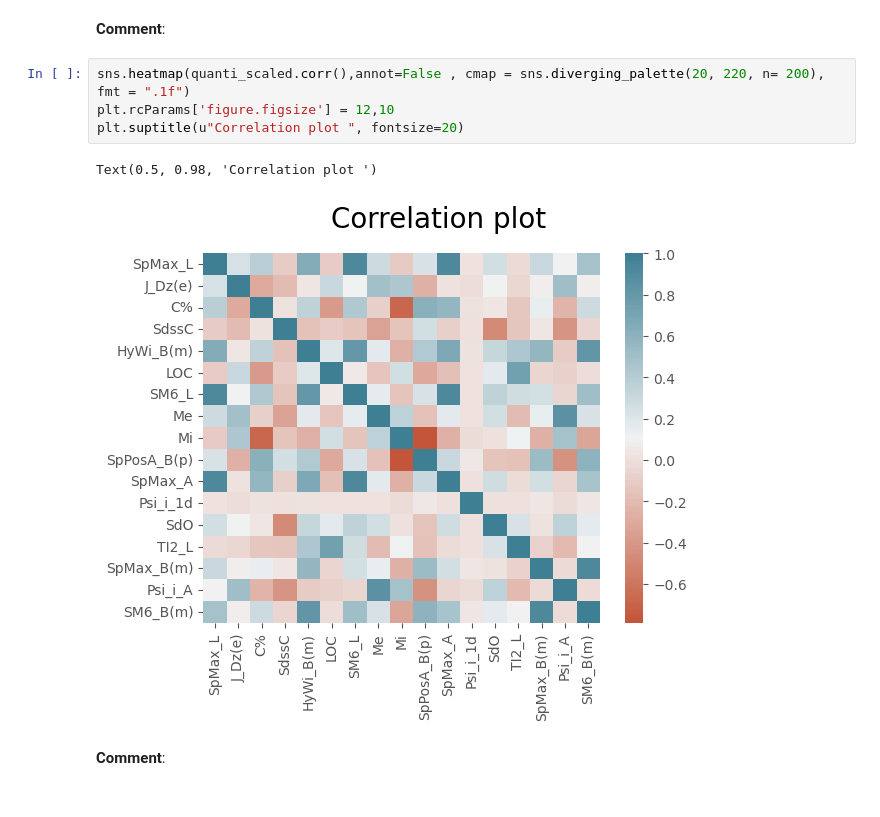
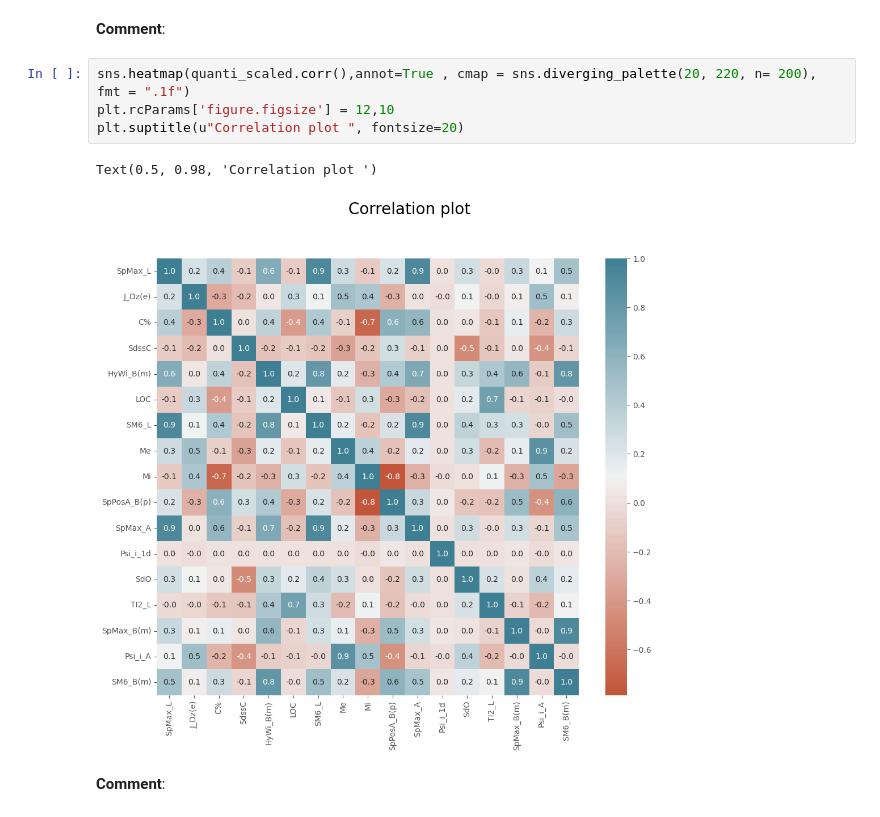
Before and after one commit to tmt1611/4GMM_ProjetML, a Jupyter notebook: MachineLearning_Python.ipynb, the cells around one changed output. Saved outputs shown, nothing was run; the diff lists cells and outputs as text.

```diff
--- a/MachineLearning_Python.ipynb
+++ b/MachineLearning_Python.ipynb
@@ -177,12 +253,12 @@ plt.show()
 # %% [markdown]
 **Comment**:
 # %%
-sns.heatmap(quanti_scaled.corr(),annot=False , cmap = sns.diverging_palette(20, 220, n= 200), fmt = ".1f")
+sns.heatmap(quanti_scaled.corr(),annot=True , cmap = sns.diverging_palette(20, 220, n= 200), fmt = ".1f")
 plt.rcParams['figure.figsize'] = 12,10
 plt.suptitle(u"Correlation plot ", fontsize=20)
 # %% [output]
 Text(0.5, 0.98, 'Correlation plot ')
-[figure, old version]
+[figure, new version]
 # %% [markdown]
 **Comment**:
 # %%
```
Also changed, not shown: parts of 61 cells of this notebook.
